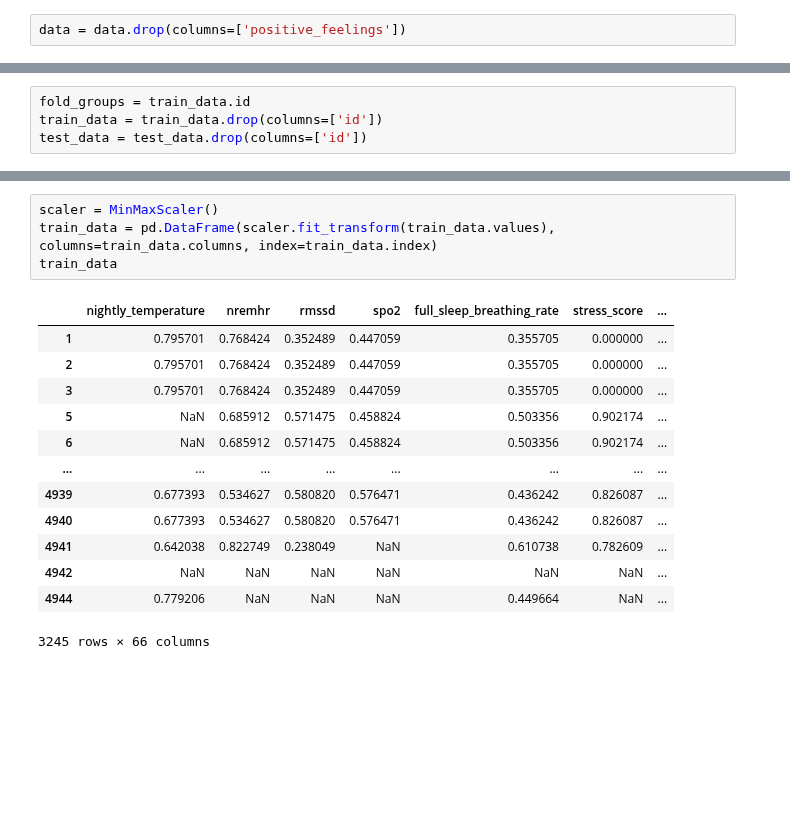
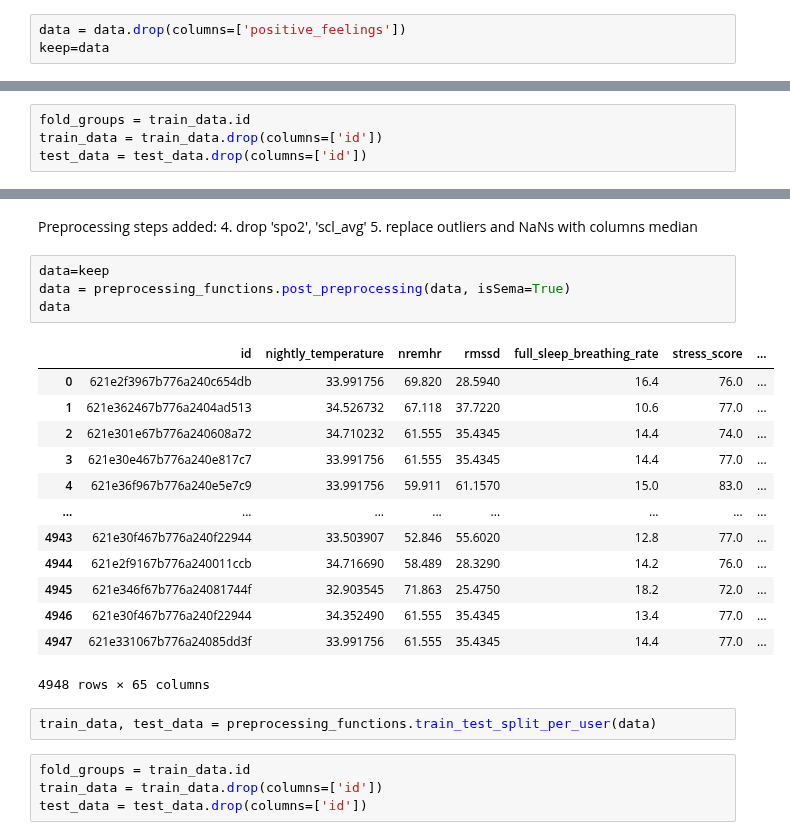
Before and after one commit to kcristinaa/RAIS-miniproject, a Jupyter notebook: predict_semas_pycaret_runs.ipynb, the cells around one changed output, grey strips where cells are left out. Cells and saved outputs as stored; diff of their text form; blank space fills up the shorter version.

```diff
--- a/predict_semas_pycaret_runs.ipynb
+++ b/predict_semas_pycaret_runs.ipynb
@@ -105,4 +36,5 @@ Index([                              'id',                             'date',
 # %%
 data = data.drop(columns=['positive_feelings'])
+keep=data
 # %%
 data = preprocessing_functions.date_engineering(data)
@@ -206,24 +119,34 @@ LogisticRegression(C=1.0, class_weight=None, dual=False, fit_intercept=True,
                    random_state=123, solver='lbfgs', tol=0.0001, verbose=0,
                    warm_start=False)
 compare_models() succesfully completed......................................
-# %%
-scaler = MinMaxScaler()
-train_data = pd.DataFrame(scaler.fit_transform(train_data.values), columns=train_data.columns, index=train_data.index)
-train_data
-# %% [output]
-|  | nightly_temperature | nremhr | rmssd | spo2 | full_sleep_breathing_rate | stress_score | ... |
-| 1 | 0.795701 | 0.768424 | 0.352489 | 0.447059 | 0.355705 | 0.000000 | ... |
-| 2 | 0.795701 | 0.768424 | 0.352489 | 0.447059 | 0.355705 | 0.000000 | ... |
-| 3 | 0.795701 | 0.768424 | 0.352489 | 0.447059 | 0.355705 | 0.000000 | ... |
-| 5 | NaN | 0.685912 | 0.571475 | 0.458824 | 0.503356 | 0.902174 | ... |
-| 6 | NaN | 0.685912 | 0.571475 | 0.458824 | 0.503356 | 0.902174 | ... |
-| ... | ... | ... | ... | ... | ... | ... | ... |
-| 4939 | 0.677393 | 0.534627 | 0.580820 | 0.576471 | 0.436242 | 0.826087 | ... |
-| 4940 | 0.677393 | 0.534627 | 0.580820 | 0.576471 | 0.436242 | 0.826087 | ... |
-| 4941 | 0.642038 | 0.822749 | 0.238049 | NaN | 0.610738 | 0.782609 | ... |
-| 4942 | NaN | NaN | NaN | NaN | NaN | NaN | ... |
-| 4944 | 0.779206 | NaN | NaN | NaN | 0.449664 | NaN | ... |
-3245 rows × 66 columns
+# %% [markdown]
+Preprocessing steps added:
+4. drop 'spo2', 'scl_avg'
+5. replace outliers and NaNs with columns median
+# %%
+data=keep
+data = preprocessing_functions.post_preprocessing(data, isSema=True)
+data
+# %% [output]
+|  | id | nightly_temperature | nremhr | rmssd | full_sleep_breathing_rate | stress_score | ... |
+| 0 | 621e2f3967b776a240c654db | 33.991756 | 69.820 | 28.5940 | 16.4 | 76.0 | ... |
+| 1 | 621e362467b776a2404ad513 | 34.526732 | 67.118 | 37.7220 | 10.6 | 77.0 | ... |
+| 2 | 621e301e67b776a240608a72 | 34.710232 | 61.555 | 35.4345 | 14.4 | 74.0 | ... |
+| 3 | 621e30e467b776a240e817c7 | 33.991756 | 61.555 | 35.4345 | 14.4 | 77.0 | ... |
+| 4 | 621e36f967b776a240e5e7c9 | 33.991756 | 59.911 | 61.1570 | 15.0 | 83.0 | ... |
+| ... | ... | ... | ... | ... | ... | ... | ... |
+| 4943 | 621e30f467b776a240f22944 | 33.503907 | 52.846 | 55.6020 | 12.8 | 77.0 | ... |
+| 4944 | 621e2f9167b776a240011ccb | 34.716690 | 58.489 | 28.3290 | 14.2 | 76.0 | ... |
+| 4945 | 621e346f67b776a24081744f | 32.903545 | 71.863 | 25.4750 | 18.2 | 72.0 | ... |
+| 4946 | 621e30f467b776a240f22944 | 34.352490 | 61.555 | 35.4345 | 13.4 | 77.0 | ... |
+| 4947 | 621e331067b776a24085dd3f | 33.991756 | 61.555 | 35.4345 | 14.4 | 77.0 | ... |
+4948 rows × 65 columns
+# %%
+train_data, test_data = preprocessing_functions.train_test_split_per_user(data)
+# %%
+fold_groups = train_data.id
+train_data = train_data.drop(columns=['id'])
+test_data = test_data.drop(columns=['id'])
 # %%
 grid = setup(data=train_data, target='negative_feelings', silent=True, session_id=123, fold_strategy='groupkfold',
           fold=3,  fold_groups=fold_groups, test_data=test_data)
```
Also changed, not shown: parts of 17 cells of this notebook.
